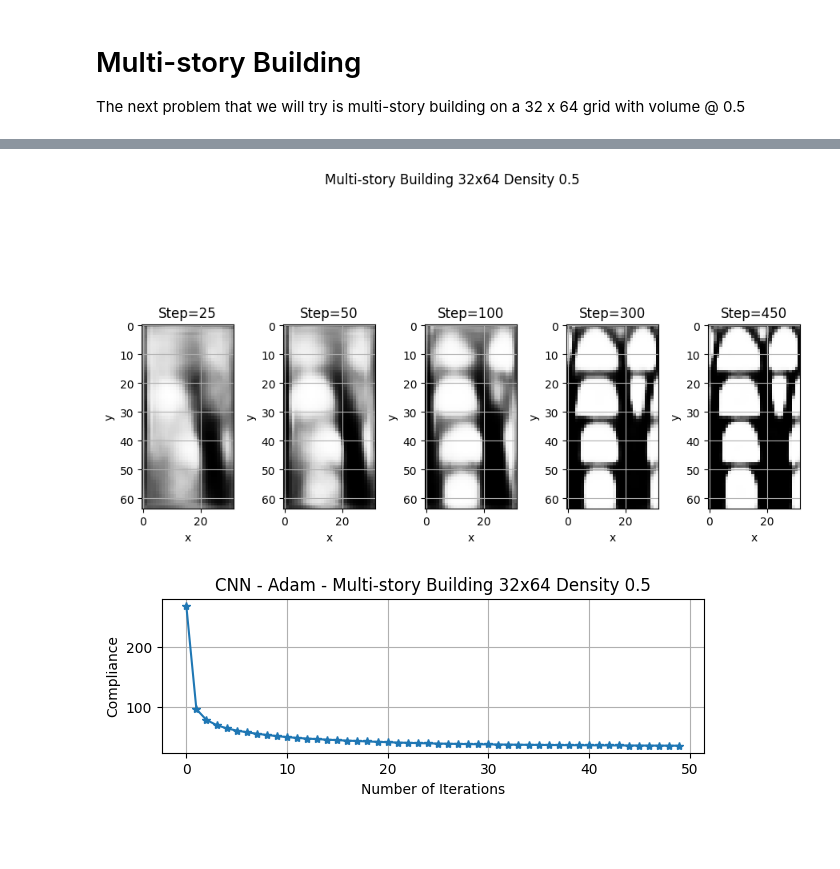
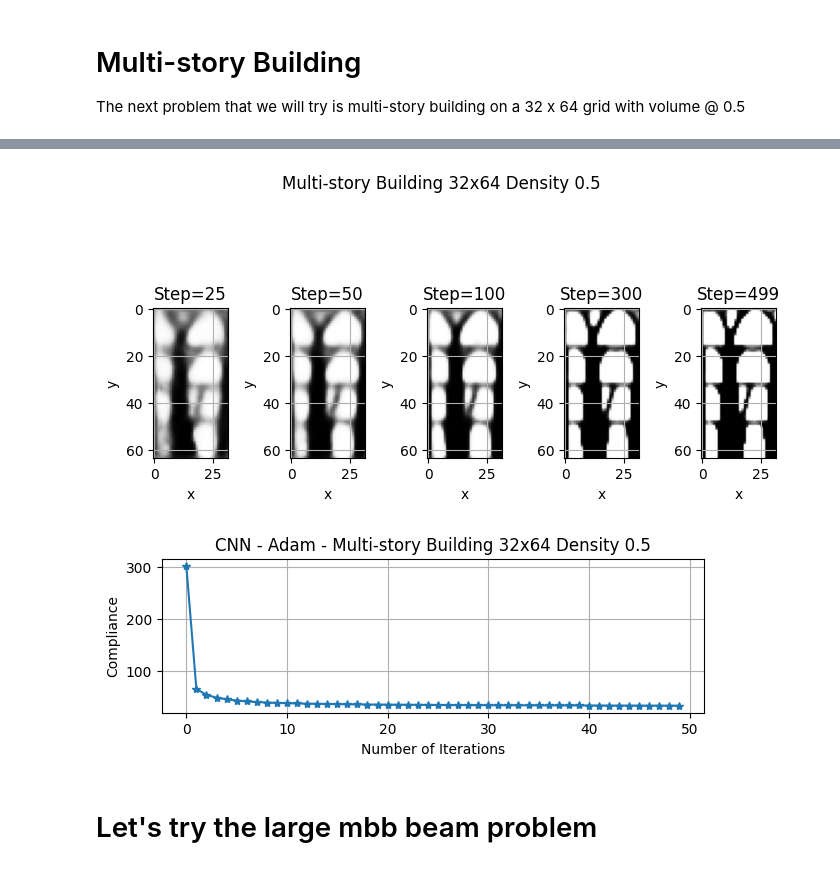
Before and after one commit to sun-umn/NCVX-Neural-Structural-Optimization, a Jupyter notebook: notebooks/Structural Optimization - CNN 🕋.ipynb, the cells around one changed output, grey strips where cells are left out. Cells and saved outputs as stored; diff of their text form; code cells hidden in the pictures; blank space fills up the shorter version.

```diff
--- a/notebooks/Structural Optimization - CNN 🕋.ipynb
+++ b/notebooks/Structural Optimization - CNN 🕋.ipynb
@@ -132,0 +41,2 @@ Compliance loss = 194.69352806367226 / Iteration=490
+# %%
+rendered_frames, losses = train.train_adam(problem, cnn_kwargs, lr=4e-3, iterations=500)
@@ -264,0 +103,2 @@ Compliance loss = 35.77523211010869 / Iteration=490
+# %%
+rendered_frames, losses = train.train_adam(problem, cnn_kwargs, lr=6e-4)
@@ -265,24 +123,23 @@ Compliance loss = 35.77523211010869 / Iteration=490
 # %%
 # Get the final frame
-# final_frame = render[-1].detach().numpy()
-frames = [25, 50, 100, 300, 450]
+frames = [25, 50, 100, 300, len(rendered_frames) - 1]
 
 # Create a figure and axis
-fig, axes = plt.subplots(1, 5, figsize=(9, 6))
+fig, axes = plt.subplots(1, 5, figsize=(7, 4))
 axes = axes.flatten()
 
 for idx, frames in enumerate(frames):
     # Show the structure in grayscale
-    im = axes[idx].imshow(render[frames].detach().numpy(), cmap='Greys')
+    im = axes[idx].imshow(rendered_frames[frames].detach().numpy(), cmap='Greys')
     axes[idx].set_ylabel('y')
     axes[idx].set_xlabel('x')
     axes[idx].grid()
     axes[idx].set_title(f'Step={frames}')
 
 plt.suptitle('Multi-story Building 32x64 Density 0.5')
 fig.tight_layout()
 # %% [output]
-[figure, old version]
+[figure, new version]
 # %%
 losses = pd.Series(losses)
 ax = losses.plot(figsize=(7, 2), marker='*')
@@ -291,4 +148,6 @@ ax.set_xlabel('Number of Iterations')
 ax.set_ylabel('Compliance')
 ax.grid()
 # %% [output]
-[figure, old version]
+[figure, new version]
+# %% [markdown]
+# Let's try the large mbb beam problem
```
Also changed, not shown: parts of 19 cells of this notebook, 2 other files.
